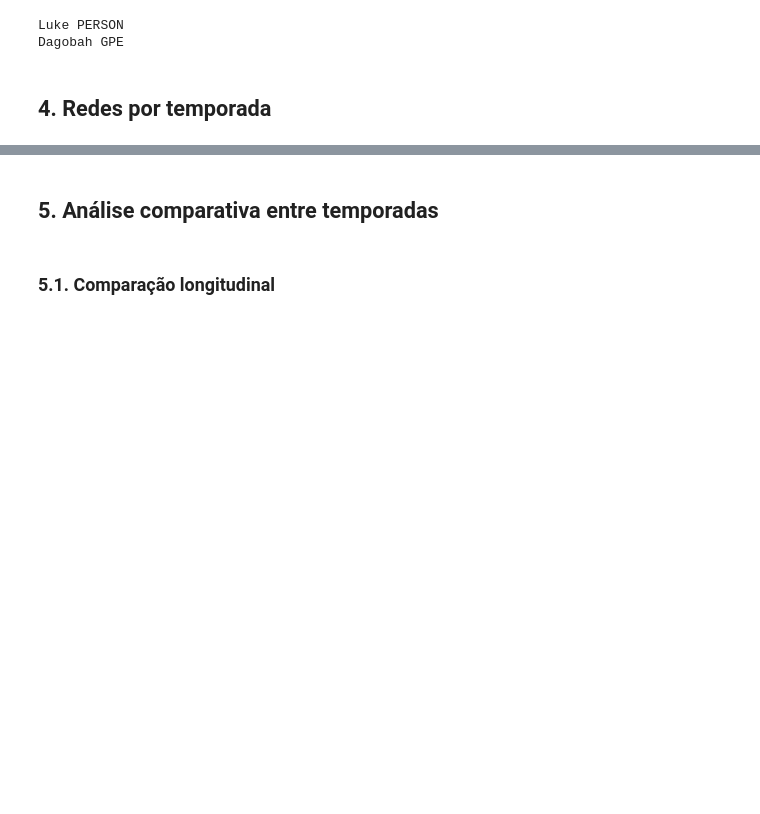
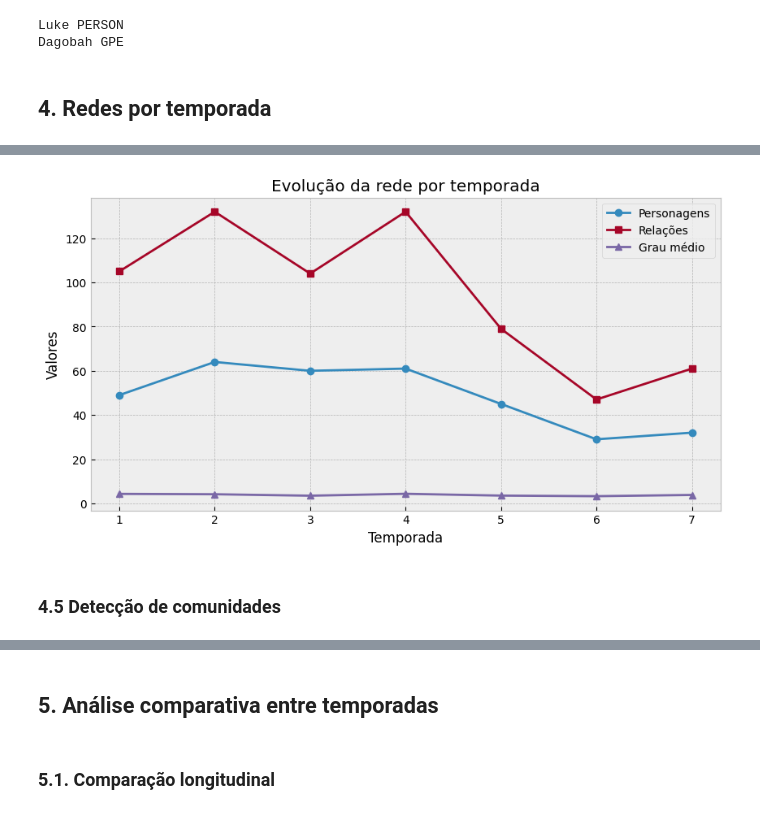
Before and after one commit to kzini/clone_wars_narrative_analysis, a Jupyter notebook: notebooks/character_network.ipynb, the cells around one changed output, grey strips where cells are left out. Cells and saved outputs as stored; diff of their text form; code cells hidden in the pictures; blank space fills up the shorter version.

```diff
--- a/notebooks/character_network.ipynb
+++ b/notebooks/character_network.ipynb
@@ -181,0 +203,33 @@ display(IFrame(src='network_season_2.html', width=1600, height=900))
+# %%
+seasons = []
+n_personagens = []
+n_relacoes = []
+grau_medio = []
+
+for season, G in season_networks.items():
+    seasons.append(season)
+    n_personagens.append(G.number_of_nodes())
+    n_relacoes.append(G.number_of_edges())
+    grau_medio.append(sum(dict(G.degree()).values()) / G.number_of_nodes())
+
+df = pd.DataFrame({
+    'season': seasons,
+    'n_personagens': n_personagens,
+    'n_relacoes': n_relacoes,
+    'grau_medio': grau_medio
+})
+
+plt.figure(figsize=(10,5))
+plt.plot(df['season'], df['n_personagens'], marker='o', label='Personagens')
+plt.plot(df['season'], df['n_relacoes'], marker='s', label='Relações')
+plt.plot(df['season'], df['grau_medio'], marker='^', label='Grau médio')
+plt.xticks(df['season'])
+plt.xlabel('Temporada')
+plt.ylabel('Valores')
+plt.title('Evolução da rede por temporada')
+plt.legend()
+plt.show()
+# %% [output]
+[figure, added]
+# %% [markdown]
+### 4.5 Detecção de comunidades
```
Also changed, not shown: parts of 24 cells of this notebook, 12 other files.
